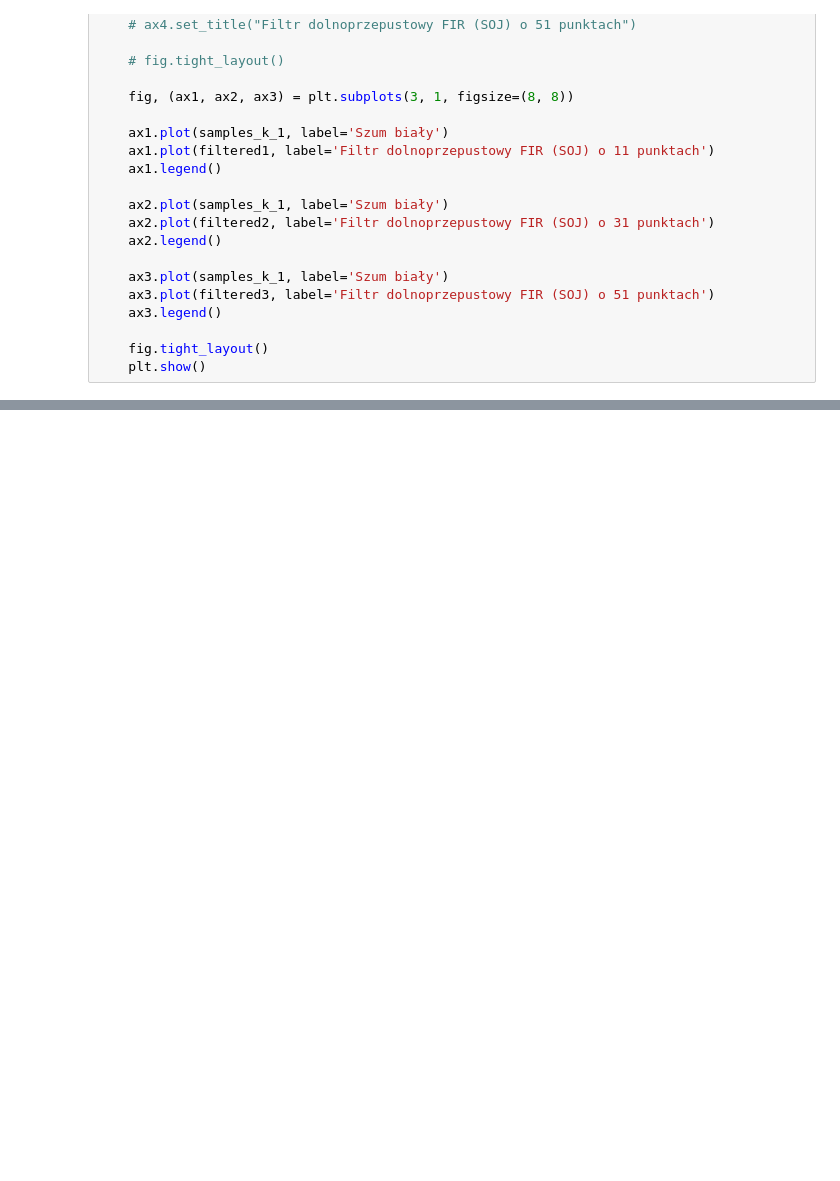
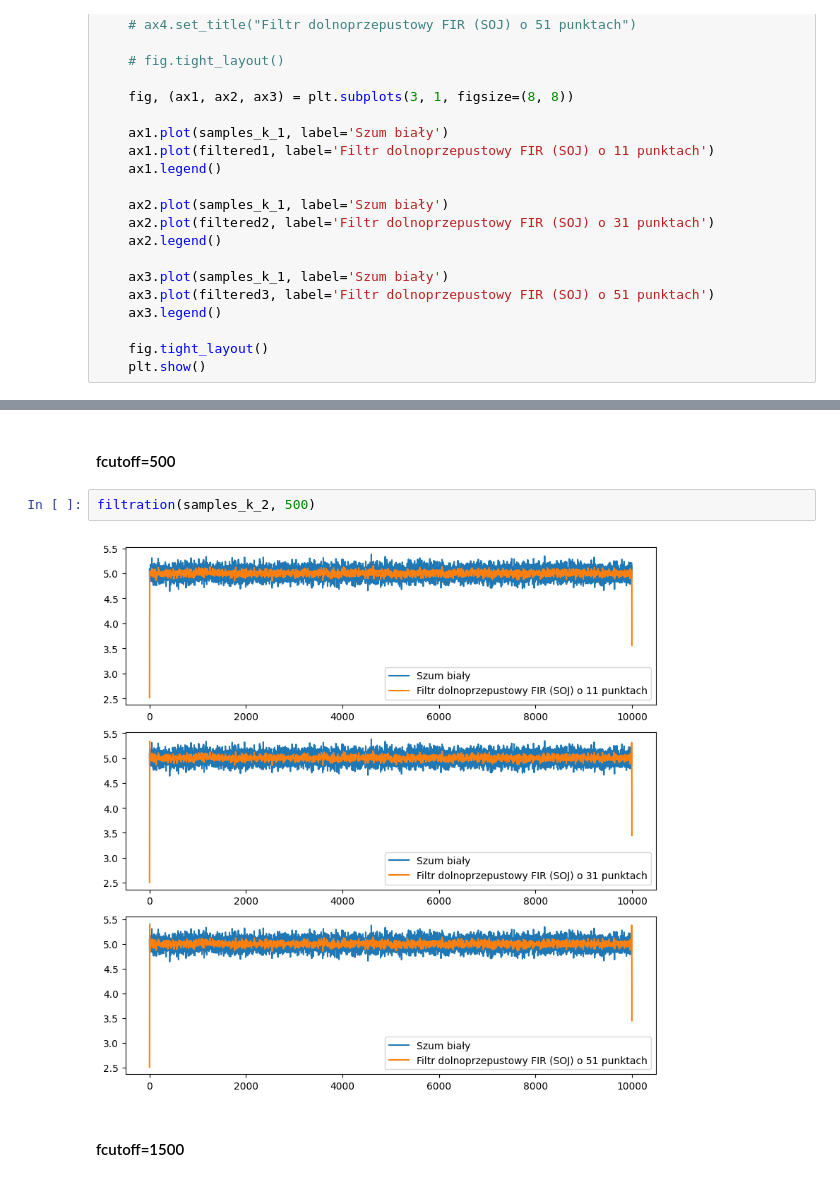
Before and after one commit to MaciejSzerwinski/Stochastic_Process, a Jupyter notebook: main.ipynb, the cells around one changed output, grey strips where cells are left out. Saved outputs shown, nothing was run; the diff lists cells and outputs as text; blank space fills up the shorter version.

```diff
--- a/main.ipynb
+++ b/main.ipynb
@@ -389,0 +365,8 @@ ValueError: Invalid cutoff frequency: frequencies must be greater than 0 and les
+# %% [markdown]
+#### fcutoff=500
+# %%
+filtration(samples_k_2, 500)
+# %% [output]
+[figure, added]
+# %% [markdown]
+#### fcutoff=1500
```
Also changed, not shown: parts of 45 cells of this notebook.
